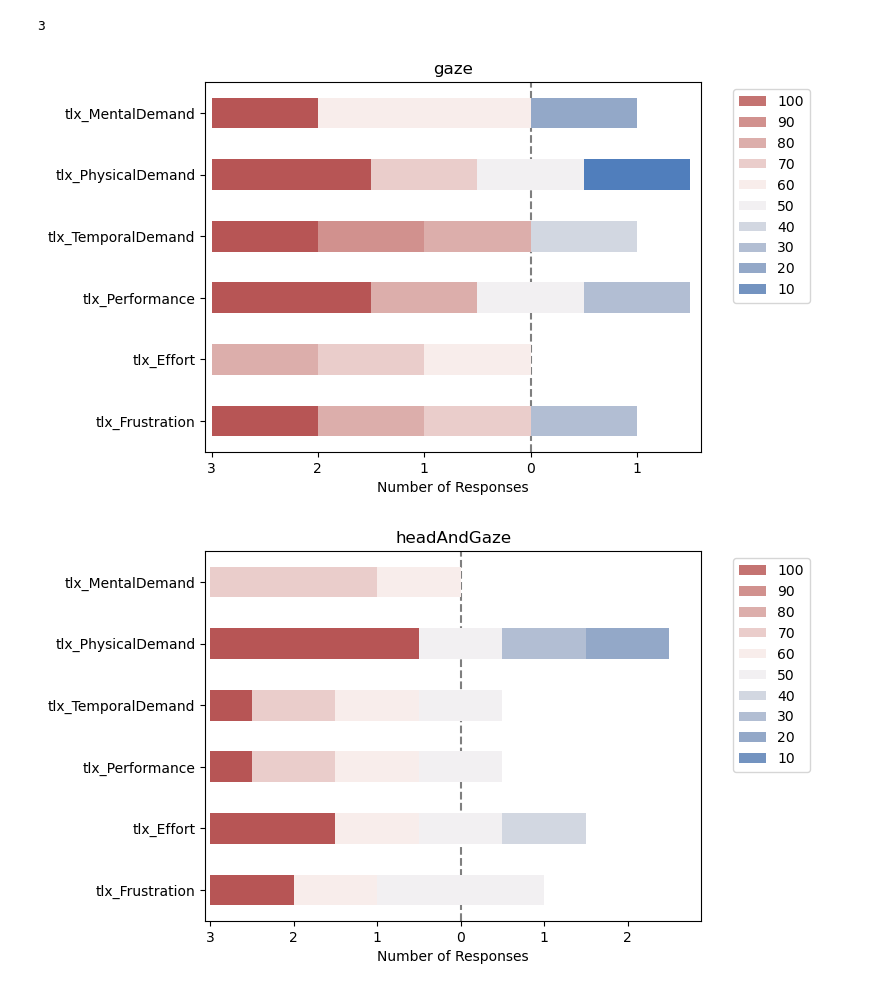
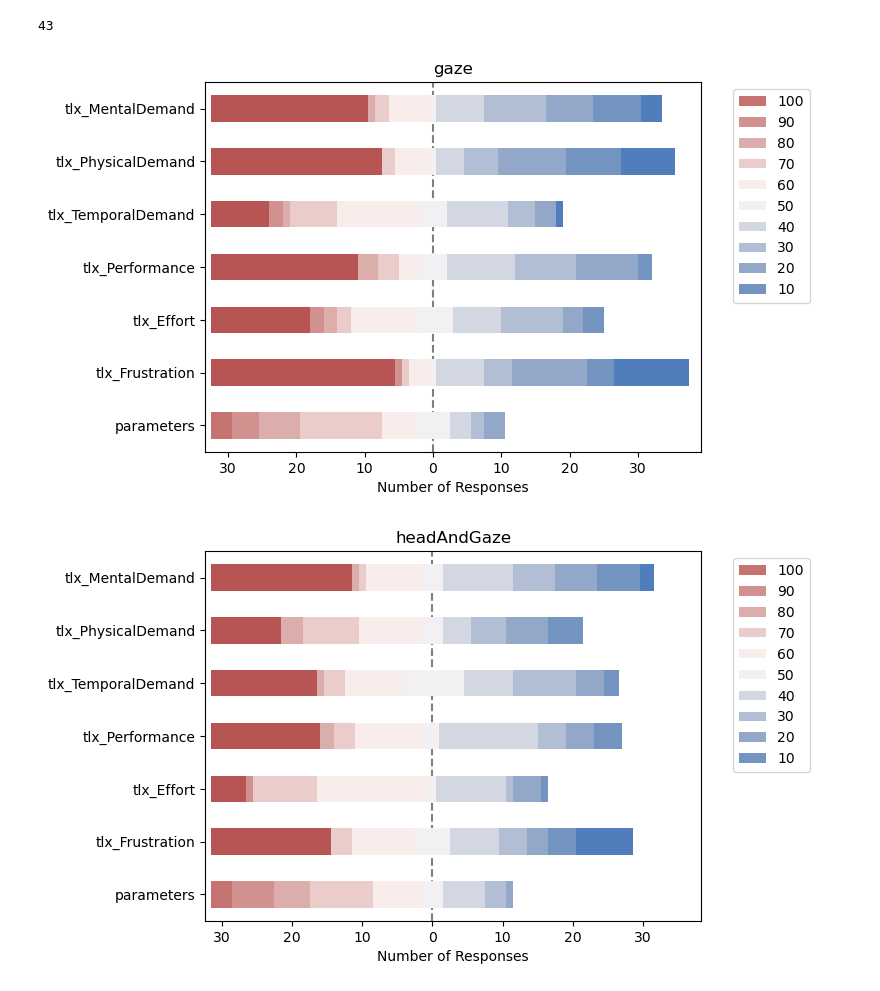
Before and after one commit to Arueris/GazeBasedSelection, a Jupyter notebook: InspectAll.ipynb, the cells around one changed output. Cells and saved outputs as stored; diff of their text form; code cells hidden in the pictures.

```diff
--- a/InspectAll.ipynb
+++ b/InspectAll.ipynb
@@ -1,20 +1,23 @@
 # %%
 from data import *
-path = "Data/TestRecordings"
+import warnings
+warnings.filterwarnings("ignore")
+
+path = "Data/Dataset"
 recs = Recordings(path)
 # %%
 len(recs)
 # %% [output]
-3
+43
 # %%
 from plot_likert import plot_likert
 import matplotlib.pyplot as plt
 import seaborn as sns
 for condition in Recording.conditions:
-    answers = recs.get_answers(condition, simulate_answers=False)
+    answers = recs.get_answers(condition)# , simulate_answers=False)
     plot_likert(answers, [x*10 for x in range(11)][::-1], colors=sns.color_palette("vlag_r", 12))
     plt.title(condition)
     plt.show()
 # %% [output]
-[figure, old version]
+[figure, new version]
-[figure, old version]
+[figure, new version]
```
Also changed, not shown: parts of 25 cells of this notebook, 6 other files.
